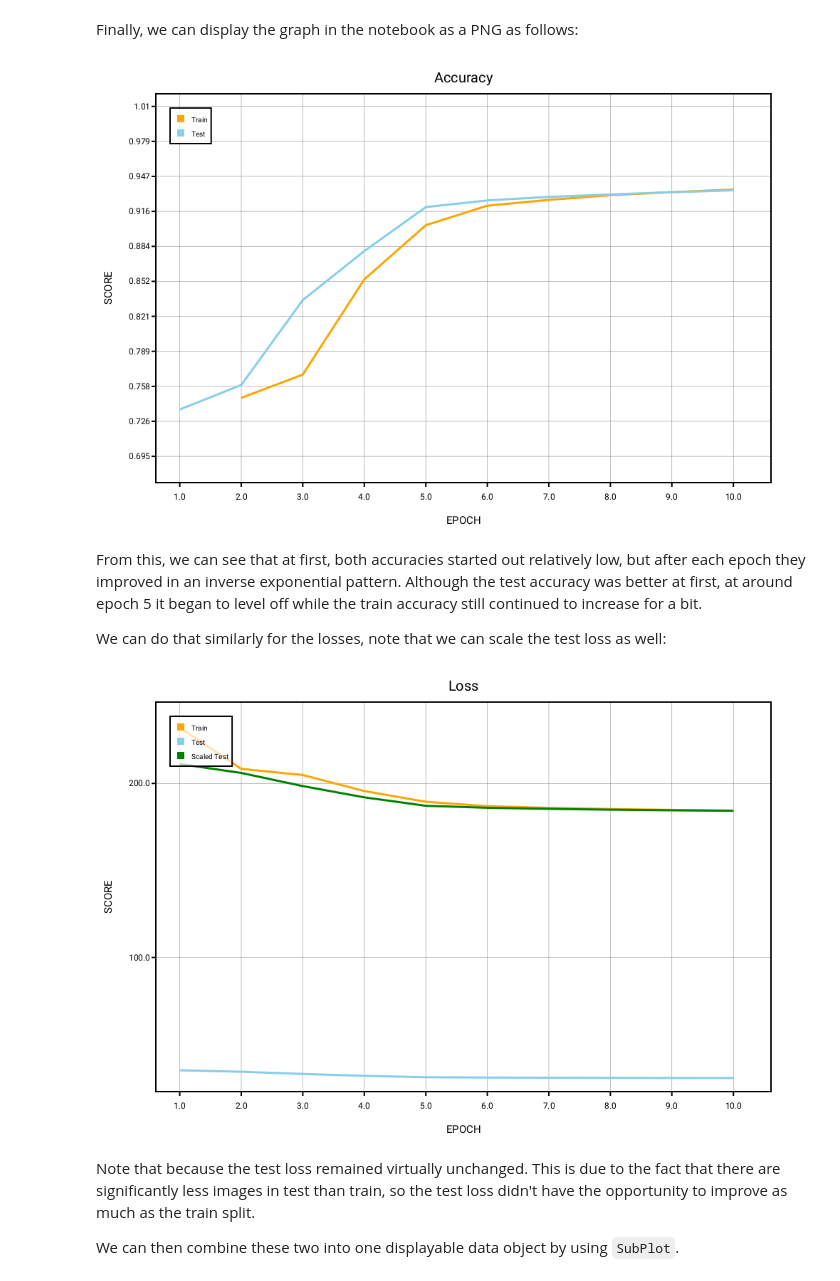
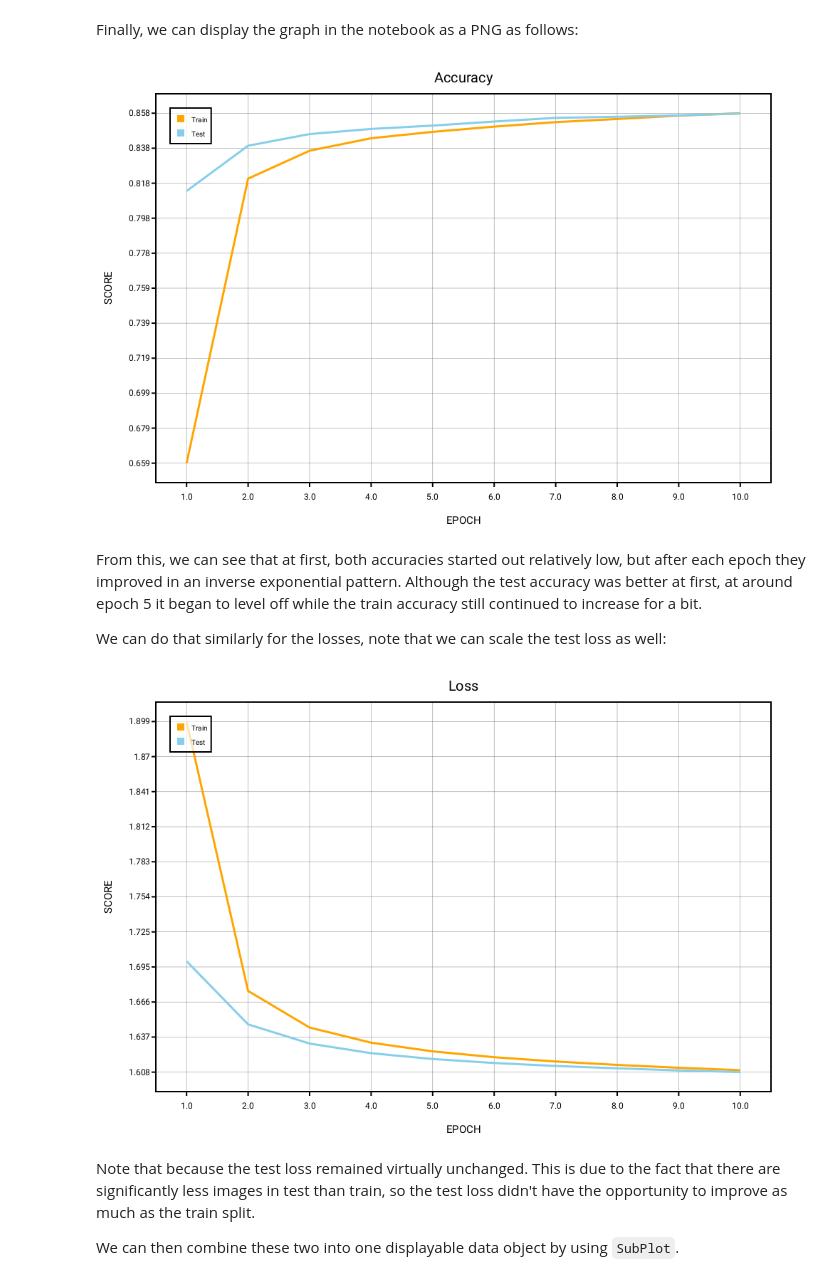
Before and after one commit to KarthikRIyer/swiftplot, a Jupyter notebook: Notebooks/Machine Learning with Swift for TensorFlow and SwiftPlot.ipynb, the cells around one changed output. Saved outputs shown, nothing was run; the diff lists cells and outputs as text; code cells hidden in the pictures.

Commit message:
feat: update notebook graphs

```diff
--- a/Notebooks/Machine Learning with Swift for TensorFlow and SwiftPlot.ipynb
+++ b/Notebooks/Machine Learning with Swift for TensorFlow and SwiftPlot.ipynb
@@ -195,9 +194,9 @@ for epoch in epochs {
     }
 
     //calculate and store data
-    trainLoss.append(trainStat.loss)
+    trainLoss.append(Float(trainStat.loss)/Float(120))
     trainAccuracy.append(Float(trainStat.correct)/Float(60000))
-    testLoss.append(testStat.loss)
+    testLoss.append(Float(testStat.loss)/Float(20))
     testAccuracy.append(Float(testStat.correct)/Float(10000))
 
     //print data
@@ -265,7 +264,7 @@ Finally, we can display the graph in the notebook as a PNG as follows:
 accuracyGraph.drawGraph(renderer: agg_renderer)
 display(base64EncodedPNG: agg_renderer.base64Png())
 # %% [output]
-[figure, old version]
+[figure, new version]
 # %% [markdown]
 From this, we can see that at first, both accuracies started out relatively low, but after each epoch they improved in an inverse exponential pattern. Although the test accuracy was better at first, at around epoch 5 it began to level off while the train accuracy still continued to increase for a bit.
 
@@ -273,19 +272,17 @@ We can do that similarly for the losses, note that we can scale the test loss as
 # %%
 var lossGraph = LineGraph<Float,Float>(enablePrimaryAxisGrid: true)
 
 lossGraph.addSeries(epochs, trainLoss, label: "Train", color: .orange)
 lossGraph.addSeries(epochs, testLoss, label: "Test", color: .lightBlue)
-let scaledTestLoss = testLoss.map {$0 * 6}
-lossGraph.addSeries(epochs, scaledTestLoss, label: "Scaled Test", color: .green)
 lossGraph.plotTitle.title = "Loss"
 lossGraph.plotLabel.xLabel = "EPOCH"
 lossGraph.plotLabel.yLabel = "SCORE"
 lossGraph.plotLineThickness = 3.0
 
 lossGraph.drawGraph(renderer: agg_renderer)
 display(base64EncodedPNG: agg_renderer.base64Png())
 # %% [output]
-[figure, old version]
+[figure, new version]
 # %% [markdown]
 Note that because the test loss remained virtually unchanged. This is due to the fact that there are significantly less images in test than train, so the test loss didn't have the opportunity to improve as much as the train split.
 
```
Also changed, not shown: parts of 4 cells of this notebook.
